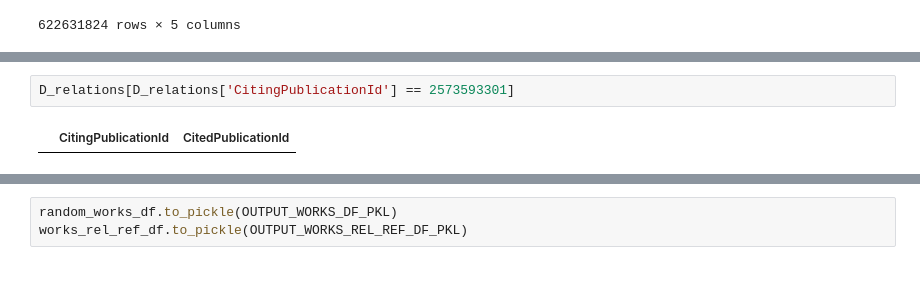
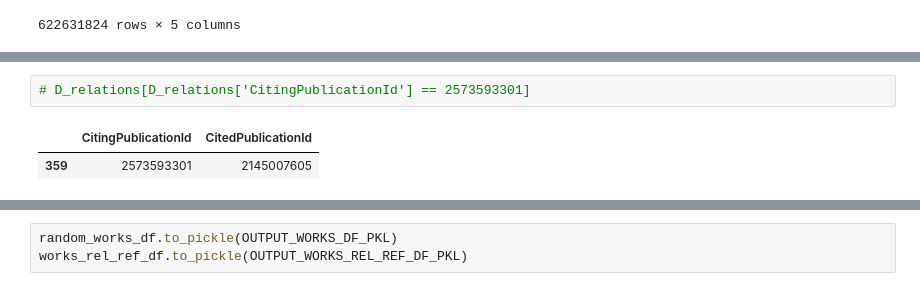
Before and after one commit to ScisciJP/tutorial_jp, a Jupyter notebook: 3_1-GetBulk.ipynb, the cells around one changed output, grey strips where cells are left out. Drawn from its saved outputs; the diff is of its cells as text.

```diff
--- a/3_1-GetBulk.ipynb
+++ b/3_1-GetBulk.ipynb
@@ -208,7 +218,8 @@ D_relations[D_relations['CitedPublicationId'] == 1976880180]
 # %% [output]
 |  | CitingPublicationId | CitedPublicationId |
 # %%
-D_relations[D_relations['CitingPublicationId'] == 2573593301]
+# D_relations[D_relations['CitingPublicationId'] == 2573593301]
 # %% [output]
 |  | CitingPublicationId | CitedPublicationId |
+| 359 | 2573593301 | 2145007605 |
 # %%
```
Also changed, not shown: parts of 14 cells of this notebook, 1 other file.
